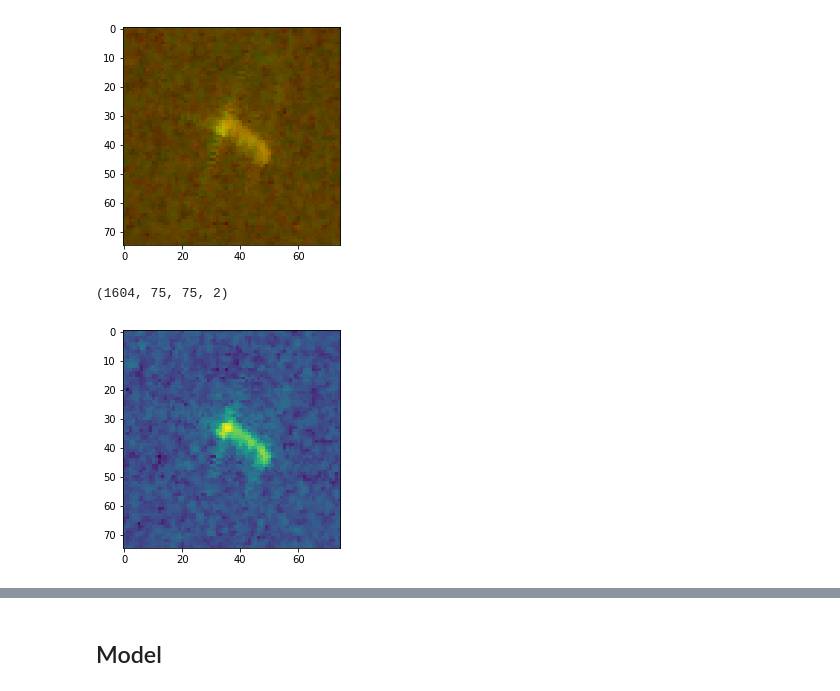
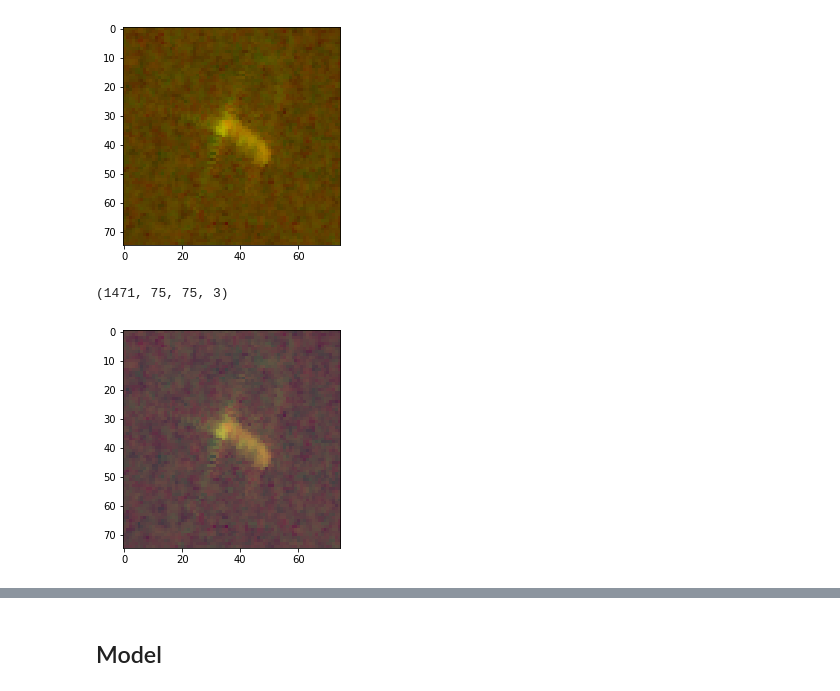
Before and after one commit to alexeysas/ml--Iceberg-classifier, a Jupyter notebook: main.ipynb, the cells around one changed output, grey strips where cells are left out. Saved outputs shown, nothing was run; the diff lists cells and outputs as text; code cells hidden in the pictures.

```diff
--- a/main.ipynb
+++ b/main.ipynb
@@ -24,6 +24,12 @@ def find_minmax(data):
 
     global_min = min(mins)
     global_max = max(maxes)
+
+    return global_min, global_max
+
+def find_minmax_angle(data):
+    global_min  = min( [item['inc_angle'] for item in data if item['inc_angle'] != 'na'  ])
+    global_max = max( [item['inc_angle'] for item in data if item['inc_angle'] != 'na'])
 
     return global_min, global_max
 
@@ -61,6 +67,31 @@ def prepare_dataset_ignore_angle(data, global_min, gobal_max):
 
         ids.append(item['id'])
     return np.array(X), np.array(labels), np.array(ids)
+
+
+def prepare_dataset_with_angle(data, global_min, gobal_max, angle_min, angle_max):
+    X =[]
+    labels = []
+    ids = []
+
+    for item in data:
+        angle = item['inc_angle']
+        if angle != 'na':
+            hh_image, hv_image = extract_images(item, global_min, gobal_max )
+            angle_layer = np.ones_like(hh_image) * (angle_max - angle) / (angle_max - angle_min)
+            image = np.dstack((hh_image, hv_image, angle_layer))
+            X.append(image)
+            if 'is_iceberg' in item.keys():
+                labels.append(item['is_iceberg'])
+            else:
+                labels.append(0)
+
+            ids.append(item['id'])
+    return np.array(X), np.array(labels), np.array(ids)
 # %%
 def cut_image_part(data, margin):
     return data[:, margin : -margin, margin : - margin, :]
+# %%
+angle_min, angle_max = find_minmax_angle(train_data)
+
+print(angle_min, angle_max)
@@ -68,7 +101,8 @@ def cut_image_part(data, margin):
 image_size = 75
 global_min, global_max = find_minmax(train_data)
 
-X_train, y_train, _ = prepare_dataset_ignore_angle(train_data, global_min, global_max)
+#X_train, y_train, _ = prepare_dataset_ignore_angle(train_data, global_min, global_max)
+X_train, y_train, _ = prepare_dataset_with_angle(train_data, global_min, global_max, angle_min, angle_max)
 
 print(global_min, global_max)
 
@@ -93,11 +127,11 @@ plt.show()
 # %%
 print(X_train.shape)
 
-plt.imshow(X_train[24, :, :, 0])
+plt.imshow(X_train[24, :, :])
 plt.show()
 # %% [output]
-(1604, 75, 75, 2)
+(1471, 75, 75, 3)
-[figure, old version]
+[figure, new version]
 # %%
 from keras.preprocessing.image import ImageDataGenerator
 
```
Also changed, not shown: parts of 10 cells of this notebook, 3 other files.
